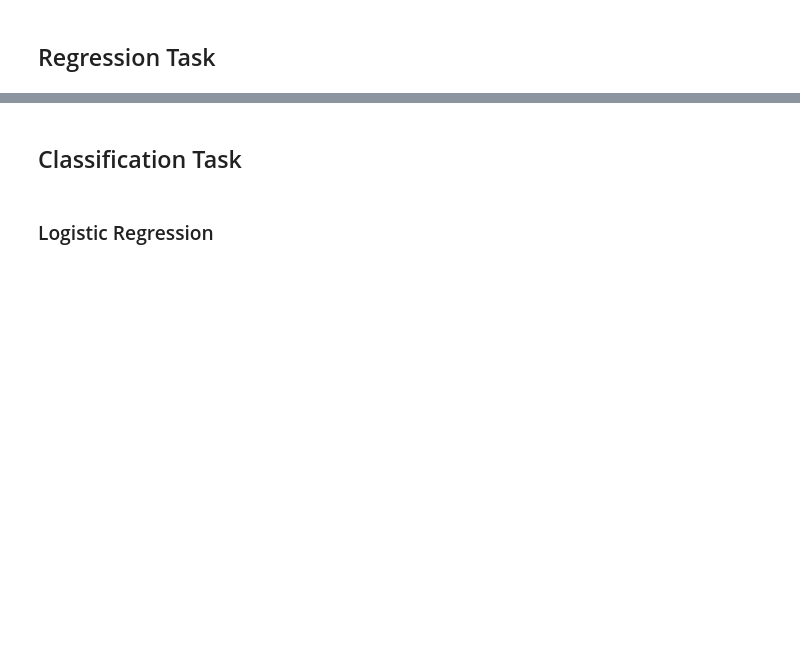
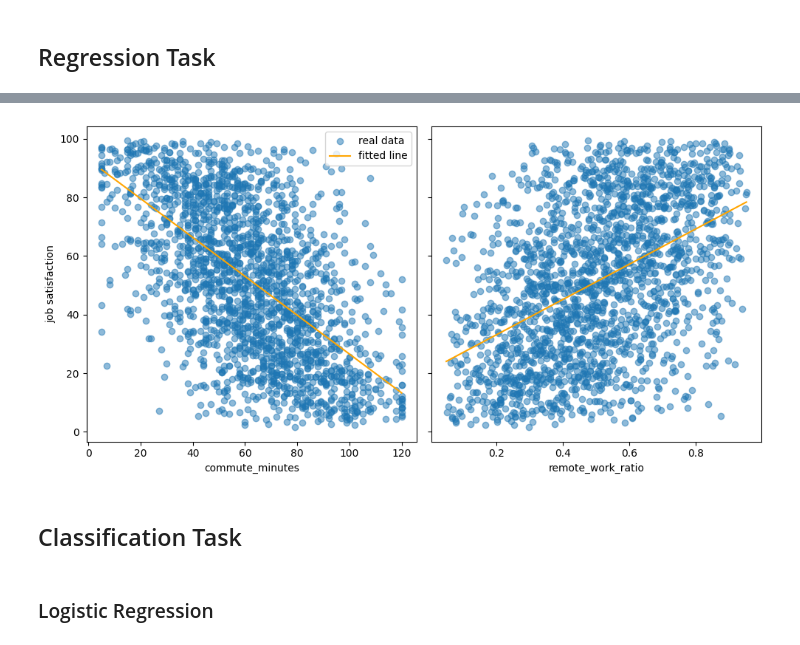
Before and after one commit to arishokri/ml_in_io, a Jupyter notebook: hw4/hw4.ipynb, the cells around one changed output, grey strips where cells are left out. Cells and saved outputs as stored; diff of their text form; code cells hidden in the pictures; blank space fills up the shorter version.

```diff
--- a/hw4/hw4.ipynb
+++ b/hw4/hw4.ipynb
@@ -24,7 +28,7 @@ SEED = 2026
 np.random.seed(SEED)
 rng = np.random.default_rng(SEED)
 # %%
-df = pd.read_csv("hris_performance_train.csv")
+df = pd.read_csv("data/hris_performance_train.csv")
 # df.head()
 # %%
 # df.describe()
@@ -53,9 +57,14 @@ X_cont_test = test_df.drop(columns="job_satisfaction")
 # %%
 # Train
 
-lm = LinearRegression(fit_intercept=True, n_jobs=-1)
-lm.fit(X_continuous, y_continuous)
-y_hat = lm.predict(X_continuous)
-mse = mean_squared_error(y_continuous, y_hat)
-r2 = r2_score(y_continuous, y_hat)
-print(f"MSE = {mse:.3f} and r^2 = {r2:.3f}")
+lm = Pipeline(
+    [
+        ("scaler", StandardScaler()),
+        ("regressor", LinearRegression(fit_intercept=True, n_jobs=-1)),
+    ]
+)
+lm.fit(X_cont, y_cont)
+y_hat = lm.predict(X_cont)
+mse = mean_squared_error(y_cont, y_hat)
+scores = cross_val_score(lm, X_cont, y_cont, scoring="r2", cv=cv, n_jobs=-1)
+print(f"MSE = {mse:.3f} and r^2 = {scores.mean():.3f}")
@@ -69,3 +120,31 @@ print(f"MSE = {mse:.3f} and r^2 = {r2:.3f}")
+# %%
+# Visualization
+
+top_2 = ["commute_minutes", "remote_work_ratio"]
+fig, axes = plt.subplots(ncols=2, figsize=(10, 5), sharey=True)
+
+
+idx = np.random.choice(X_cont.shape[0], size=2000, replace=False)
+
+for i, feat in enumerate(top_2):
+    X_partial = X_cont.copy()
+    for colname in X_partial.columns:
+        if colname != feat:
+            X_partial[colname] = X_partial[colname].median()
+    X_partial = X_partial.iloc[idx]
+    x = X_partial[feat]
+    y = y_cont.iloc[idx]
+    y_pred = lm.predict(X_partial)
+    order = np.argsort(x)
+    axes[i].scatter(x, y, alpha=0.5, label="real data")
+    axes[i].plot(x.iloc[order], y_pred[order], color="orange", label="fitted line")
+    axes[i].set_xlabel(feat)
+axes[0].set_ylabel("job satisfaction")
+axes[0].legend()
+plt.tight_layout()
+plt.show()
+# %% [output]
+[figure, added]
 # %% [markdown]
 ## Classification Task
 # %%
```
Also changed, not shown: parts of 19 cells of this notebook, 3 other files.
